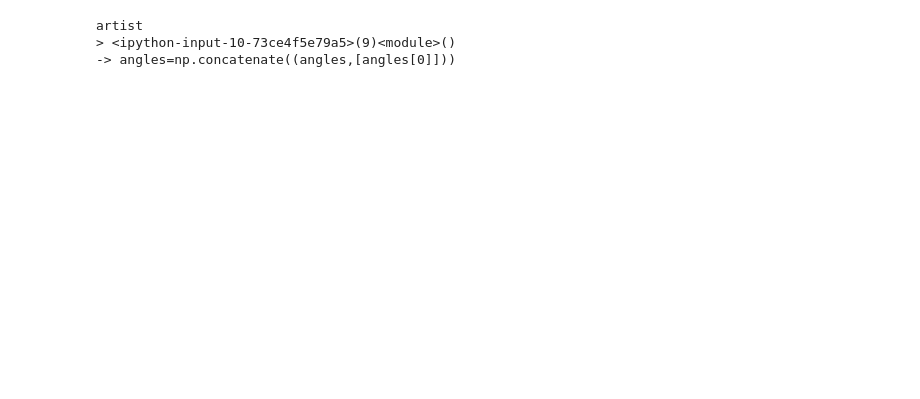
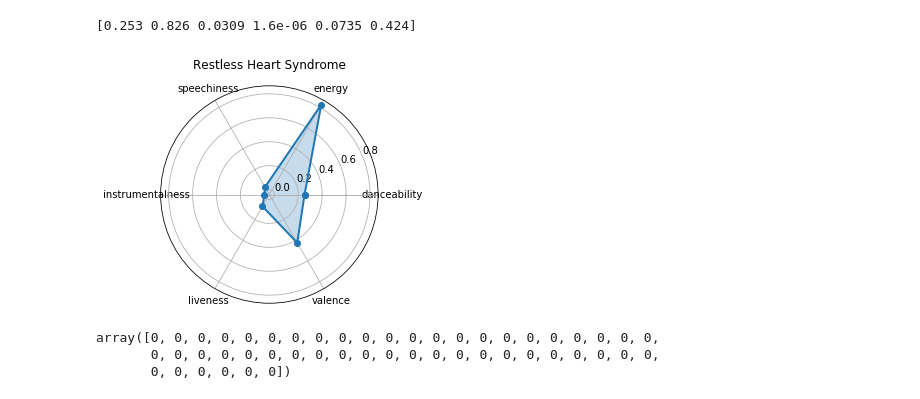
Before and after one commit to PAblueshells/palist, a Jupyter notebook: scratch/user_clustering.ipynb, the cells around one changed output. Saved outputs shown, nothing was run; the diff lists cells and outputs as text; code cells hidden in the pictures; blank space fills up the shorter version.

```diff
--- a/scratch/user_clustering.ipynb
+++ b/scratch/user_clustering.ipynb
@@ -52,22 +52,28 @@ print(pca.singular_values_)
 # %%
 # Radar chart uwu
 
-for song in features_df:
-    angles=np.linspace(0, 2*np.pi, len(numerical_cols), endpoint=False)
-    print(song)
-    import pdb
-    pdb.set_trace()
-    #song=np.concatenate((song,[song[0]]))
+import seaborn as sns
+
+#TODO -> some sort of normalization? I only used the features with default 0-1 range since otherwise the chart is jank
+radar_columns = ['danceability', 'energy', 'speechiness',
+       'instrumentalness', 'liveness', 'valence']
+
+for index, song in features_df.iterrows():
+    angles=np.linspace(0, 2*np.pi, len(radar_columns), endpoint=False)
+    audio_features = song[radar_columns].values
+    print(audio_features)
+    audio_features=np.concatenate((audio_features,[audio_features[0]]))
     angles=np.concatenate((angles,[angles[0]]))
-    fig=sns.plt.figure()
+    fig=plt.figure()
+
 
     ax = fig.add_subplot(111, polar=True)
-    ax.plot(angles, song, 'o-', linewidth=2)
-    ax.fill(angles, song, alpha=0.25)
-    ax.set_thetagrids(angles * 180/np.pi, labels)
+    ax.plot(angles, audio_features, 'o-', linewidth=2)
+    ax.fill(angles, audio_features, alpha=0.25)
+    ax.set_thetagrids(angles * 180/np.pi, radar_columns)
     ax.set_title(song["track_name"])
     ax.grid(True)
+    break
 # %% [output]
-artist
-> <ipython-input-10-73ce4f5e79a5>(9)<module>()
--> angles=np.concatenate((angles,[angles[0]]))
+[0.253 0.826 0.0309 1.6e-06 0.0735 0.424]
+[figure, added]
@@ -75,0 +92,11 @@ features_df
+# %%
+# Clustering using DBSCAN
+
+from sklearn.cluster import DBSCAN
+
+clustering = DBSCAN(eps=0.5, min_samples=3).fit(X_normalized)
+clustering.labels_
+# %% [output]
+array([0, 0, 0, 0, 0, 0, 0, 0, 0, 0, 0, 0, 0, 0, 0, 0, 0, 0, 0, 0, 0, 0,
+       0, 0, 0, 0, 0, 0, 0, 0, 0, 0, 0, 0, 0, 0, 0, 0, 0, 0, 0, 0, 0, 0,
+       0, 0, 0, 0, 0, 0])
```
Also changed, not shown: parts of 6 cells of this notebook, 6 other files.
